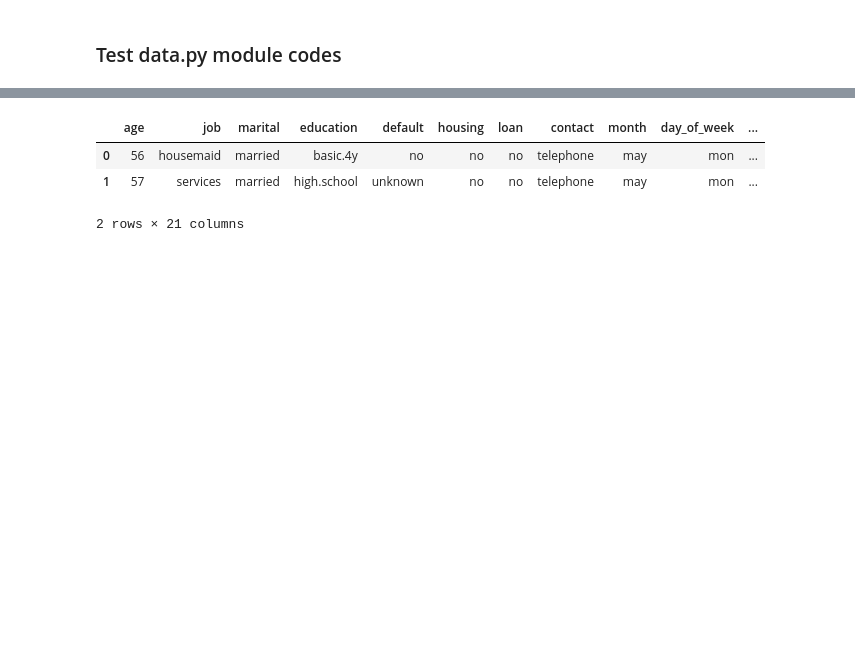
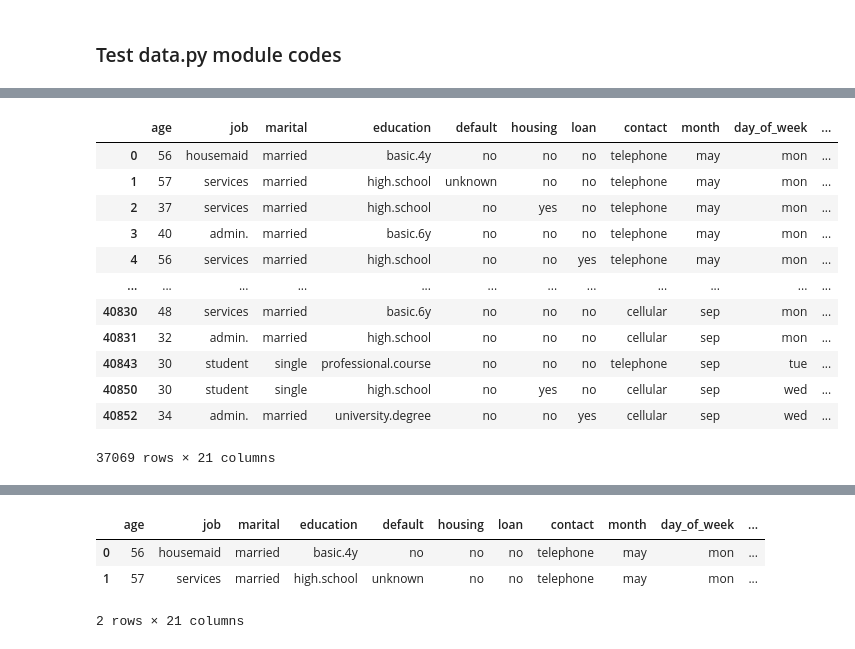
Before and after one commit to Patrick5455/term_deposit_predictive_model, a Jupyter notebook: analysis/interactive/modules_test.ipynb, the cells around one changed output, grey strips where cells are left out. Drawn from its saved outputs; the diff is of its cells as text; code cells hidden in the pictures; blank space fills up the shorter version.

```diff
--- a/analysis/interactive/modules_test.ipynb
+++ b/analysis/interactive/modules_test.ipynb
@@ -372,0 +317,16 @@ class Preprocessor(BaseEstimator, TransformerMixin):
+# %%
+wrangle.treat_outliers(type_="isf")
+# %% [output]
+|  | age | job | marital | education | default | housing | loan | contact | month | day_of_week | ... |
+| 0 | 56 | housemaid | married | basic.4y | no | no | no | telephone | may | mon | ... |
+| 1 | 57 | services | married | high.school | unknown | no | no | telephone | may | mon | ... |
+| 2 | 37 | services | married | high.school | no | yes | no | telephone | may | mon | ... |
+| 3 | 40 | admin. | married | basic.6y | no | no | no | telephone | may | mon | ... |
+| 4 | 56 | services | married | high.school | no | no | yes | telephone | may | mon | ... |
+| ... | ... | ... | ... | ... | ... | ... | ... | ... | ... | ... | ... |
+| 40830 | 48 | services | married | basic.6y | no | no | no | cellular | sep | mon | ... |
+| 40831 | 32 | admin. | married | high.school | no | no | no | cellular | sep | mon | ... |
+| 40843 | 30 | student | single | professional.course | no | no | no | telephone | sep | tue | ... |
+| 40850 | 30 | student | single | high.school | no | yes | no | cellular | sep | wed | ... |
+| 40852 | 34 | admin. | married | university.degree | no | no | yes | cellular | sep | wed | ... |
+37069 rows × 21 columns
```
Also changed, not shown: parts of 25 cells of this notebook, 5 other files.
